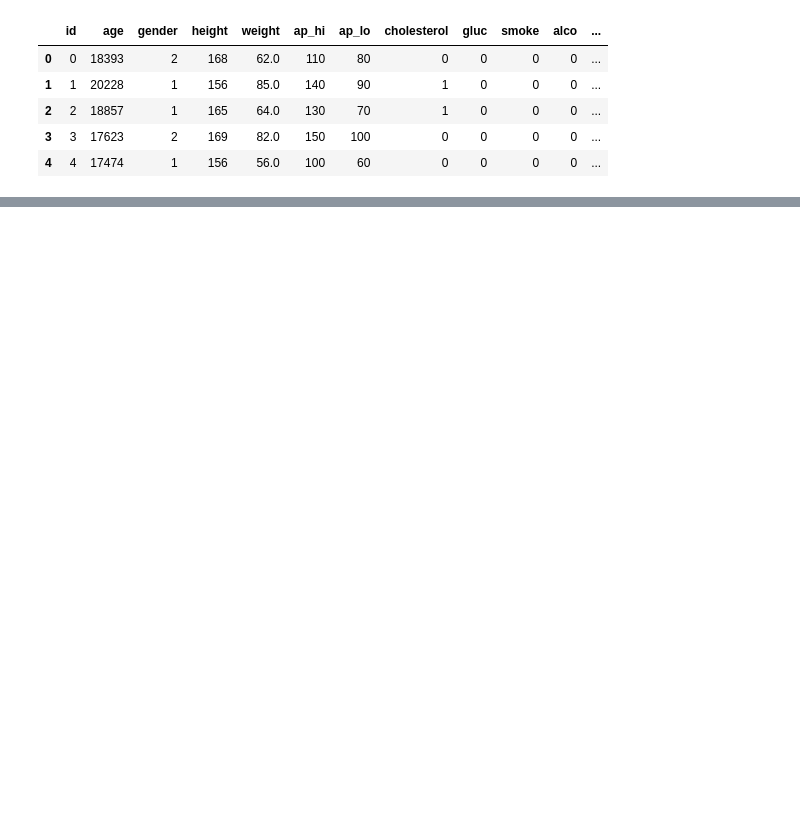
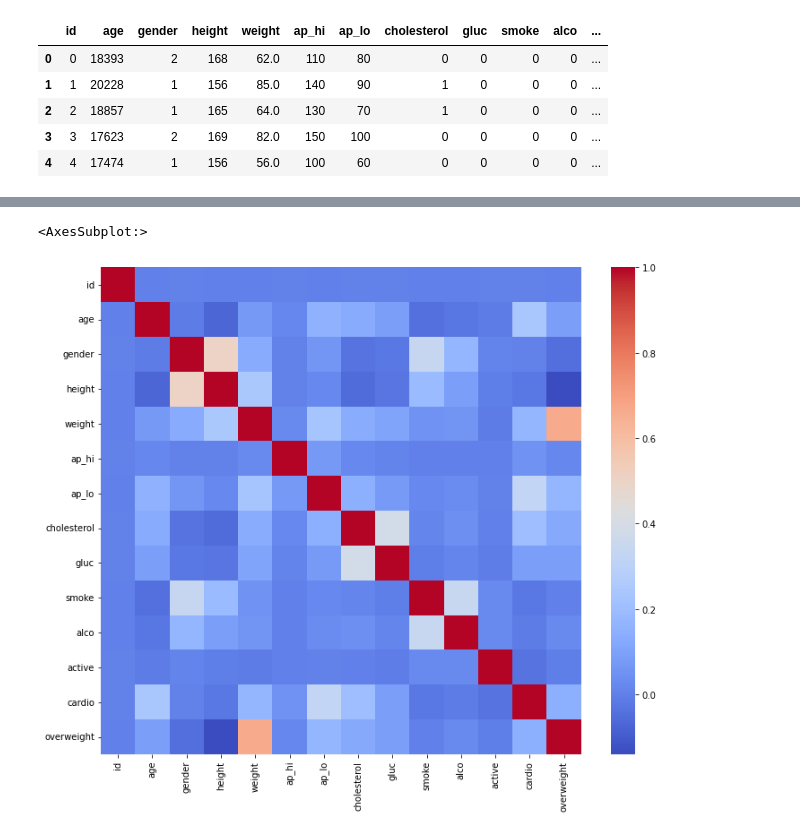
Before and after one commit to domingosp/data-analysis-python, a Jupyter notebook: Medical Data Visualization/code.ipynb, the cells around one changed output, grey strips where cells are left out. Saved outputs shown, nothing was run; the diff lists cells and outputs as text; code cells hidden in the pictures; blank space fills up the shorter version.

```diff
--- a/Medical Data Visualization/code.ipynb
+++ b/Medical Data Visualization/code.ipynb
@@ -57,0 +79,6 @@ df.head()
+# %%
+df = df[df['ap_lo'] <= df['ap_hi']]
+df = df[df['height'] >= df['height'].quantile(0.025)]
+df = df[df['height'] <= df['height'].quantile(0.975)]
+df = df[df['weight'] >= df['weight'].quantile(0.025)]
+df = df[df['weight'] <= df['weight'].quantile(0.975)]
@@ -57,0 +110,6 @@ df.head()
+# %%
+plt.figure(figsize=(12, 10))
+sns.heatmap(df.corr(), cmap='coolwarm')
+# %% [output]
+<AxesSubplot:>
+[figure, added]
```
Also changed, not shown: parts of 10 cells of this notebook.
